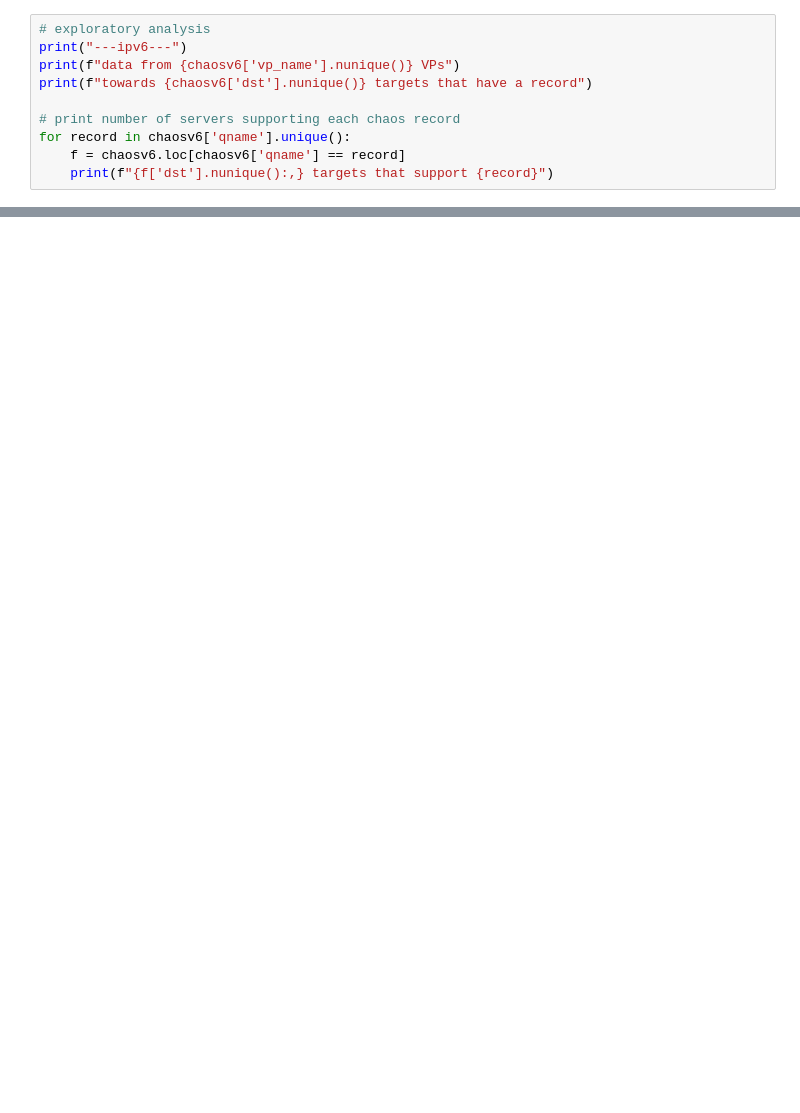
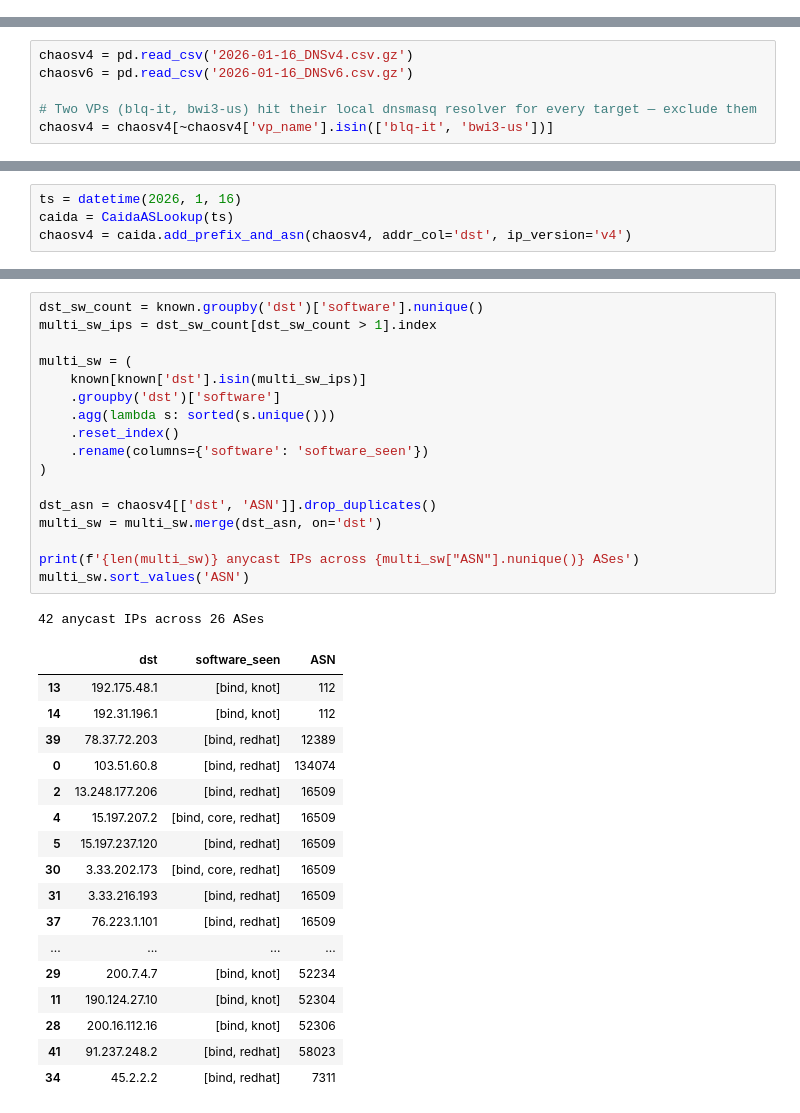
Before and after one commit to gustavoluvizotto/anycast-service-discovery, a Jupyter notebook: analysis/chaos.ipynb, the cells around one changed output, grey strips where cells are left out. Drawn from its saved outputs; the diff is of its cells as text; blank space fills up the shorter version.

Commit message:
clean-up chaos results

```diff
--- a/analysis/chaos.ipynb
+++ b/analysis/chaos.ipynb
@@ -60,10 +0,0 @@ towards 2169 targets that have a record
-# %%
-# exploratory analysis
-print("---ipv6---")
-print(f"data from {chaosv6['vp_name'].nunique()} VPs")
-print(f"towards {chaosv6['dst'].nunique()} targets that have a record")
-
-# print number of servers supporting each chaos record
-for record in chaosv6['qname'].unique():
-    f = chaosv6.loc[chaosv6['qname'] == record]
-    print(f"{f['dst'].nunique():,} targets that support {record}")
@@ -663,0 +14,6 @@ id_server[id_server['dst'] == '1.1.1.1']['record'].nunique()
+# %%
+chaosv4 = pd.read_csv('2026-01-16_DNSv4.csv.gz')
+chaosv6 = pd.read_csv('2026-01-16_DNSv6.csv.gz')
+
+# Two VPs (blq-it, bwi3-us) hit their local dnsmasq resolver for every target — exclude them
+chaosv4 = chaosv4[~chaosv4['vp_name'].isin(['blq-it', 'bwi3-us'])]
@@ -663,0 +87,4 @@ id_server[id_server['dst'] == '1.1.1.1']['record'].nunique()
+# %%
+ts = datetime(2026, 1, 16)
+caida = CaidaASLookup(ts)
+chaosv4 = caida.add_prefix_and_asn(chaosv4, addr_col='dst', ip_version='v4')
@@ -663,0 +127,36 @@ id_server[id_server['dst'] == '1.1.1.1']['record'].nunique()
+# %%
+dst_sw_count = known.groupby('dst')['software'].nunique()
+multi_sw_ips = dst_sw_count[dst_sw_count > 1].index
+
+multi_sw = (
+    known[known['dst'].isin(multi_sw_ips)]
+    .groupby('dst')['software']
+    .agg(lambda s: sorted(s.unique()))
+    .reset_index()
+    .rename(columns={'software': 'software_seen'})
+)
+
+dst_asn = chaosv4[['dst', 'ASN']].drop_duplicates()
+multi_sw = multi_sw.merge(dst_asn, on='dst')
+
+print(f'{len(multi_sw)} anycast IPs across {multi_sw["ASN"].nunique()} ASes')
+multi_sw.sort_values('ASN')
+# %% [output]
+42 anycast IPs across 26 ASes
+|  | dst | software_seen | ASN |
+| 13 | 192.175.48.1 | [bind, knot] | 112 |
+| 14 | 192.31.196.1 | [bind, knot] | 112 |
+| 39 | 78.37.72.203 | [bind, redhat] | 12389 |
+| 0 | 103.51.60.8 | [bind, redhat] | 134074 |
+| 2 | 13.248.177.206 | [bind, redhat] | 16509 |
+| 4 | 15.197.207.2 | [bind, core, redhat] | 16509 |
+| 5 | 15.197.237.120 | [bind, redhat] | 16509 |
+| 30 | 3.33.202.173 | [bind, core, redhat] | 16509 |
+| 31 | 3.33.216.193 | [bind, redhat] | 16509 |
+| 37 | 76.223.1.101 | [bind, redhat] | 16509 |
+| ... | ... | ... | ... |
+| 29 | 200.7.4.7 | [bind, knot] | 52234 |
+| 11 | 190.124.27.10 | [bind, knot] | 52304 |
+| 28 | 200.16.112.16 | [bind, knot] | 52306 |
+| 41 | 91.237.248.2 | [bind, redhat] | 58023 |
+| 34 | 45.2.2.2 | [bind, redhat] | 7311 |
```
Also changed, not shown: parts of 66 cells of this notebook.
